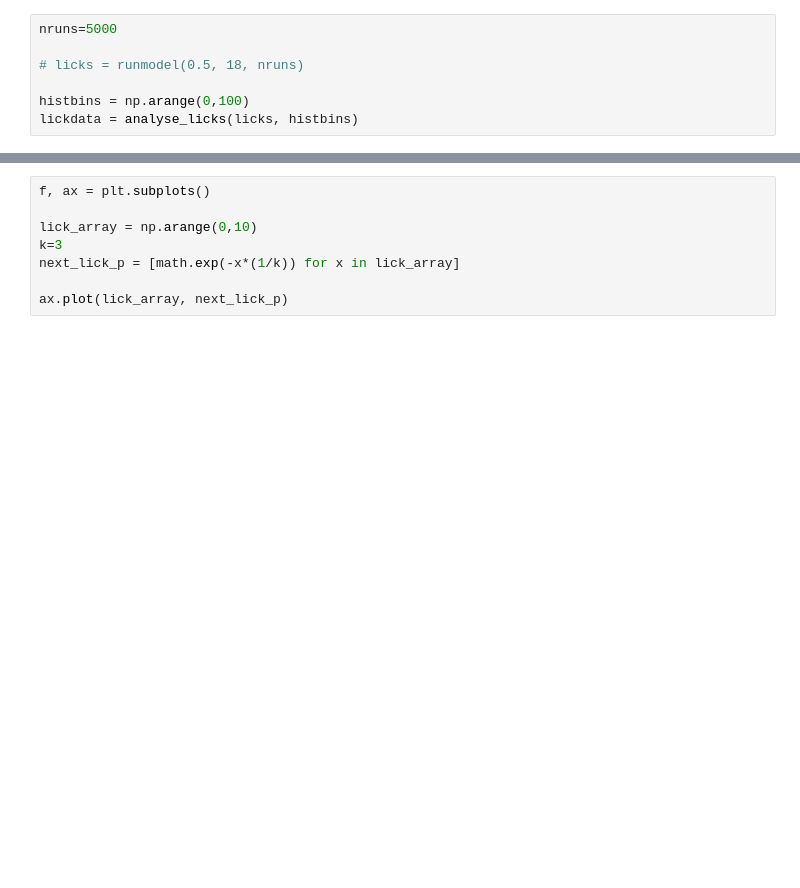
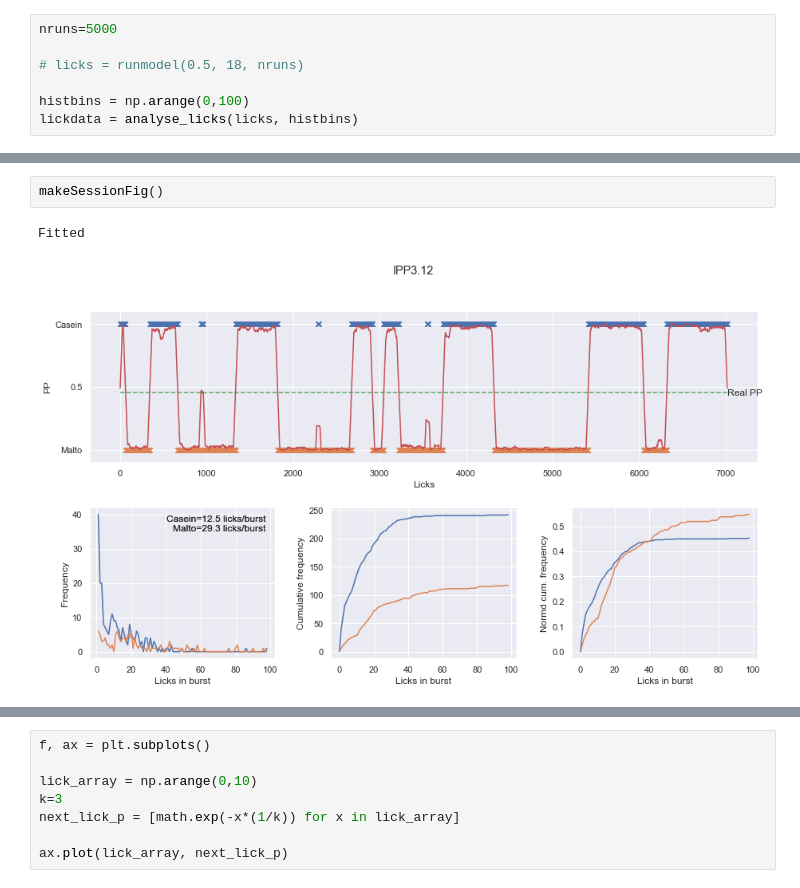
Before and after one commit to mccutcheonlab/lickmodel, a Jupyter notebook: notebooks/lickmodel.ipynb, the cells around one changed output, grey strips where cells are left out. Cells and saved outputs as stored; diff of their text form; blank space fills up the shorter version.

```diff
--- a/notebooks/lickmodel.ipynb
+++ b/notebooks/lickmodel.ipynb
@@ -249,0 +310,5 @@ timecourseFig(lickdata, ax=ax1)
+# %%
+makeSessionFig()
+# %% [output]
+Fitted
+[figure, added]
```
Also changed, not shown: parts of 14 cells of this notebook.
